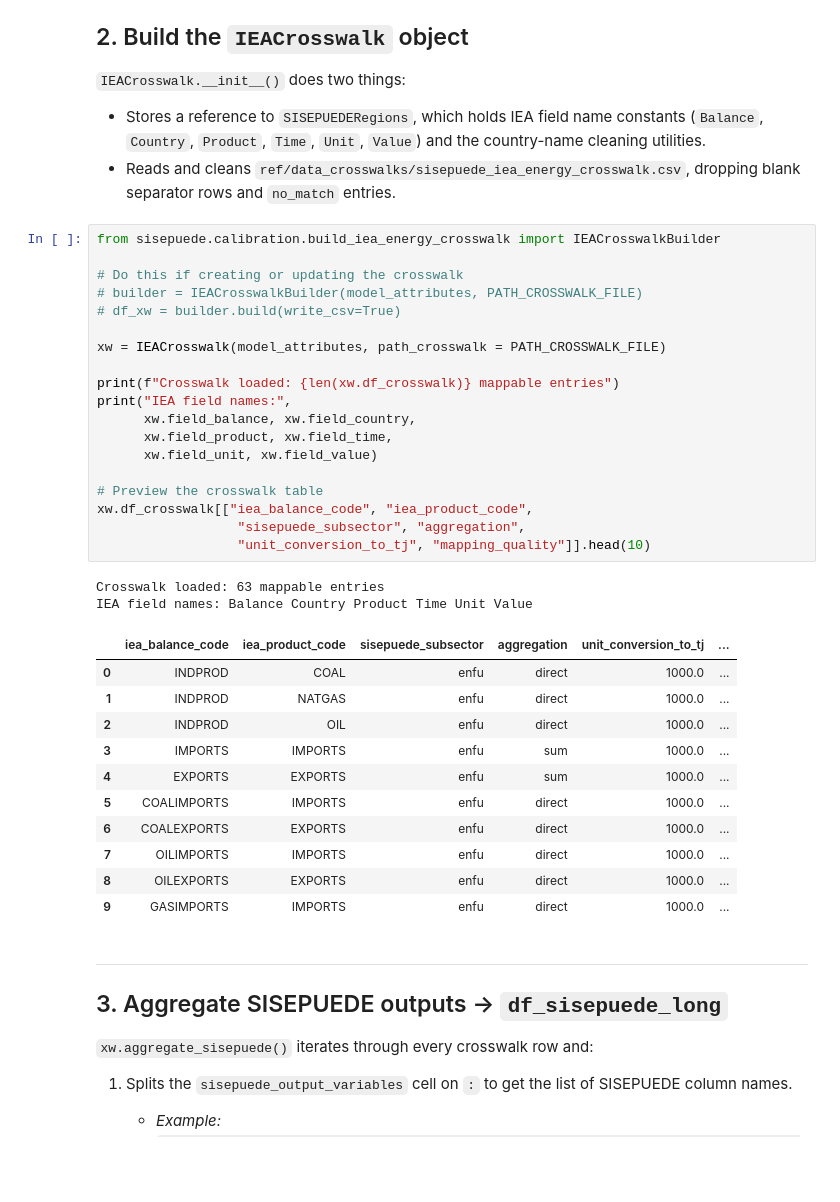
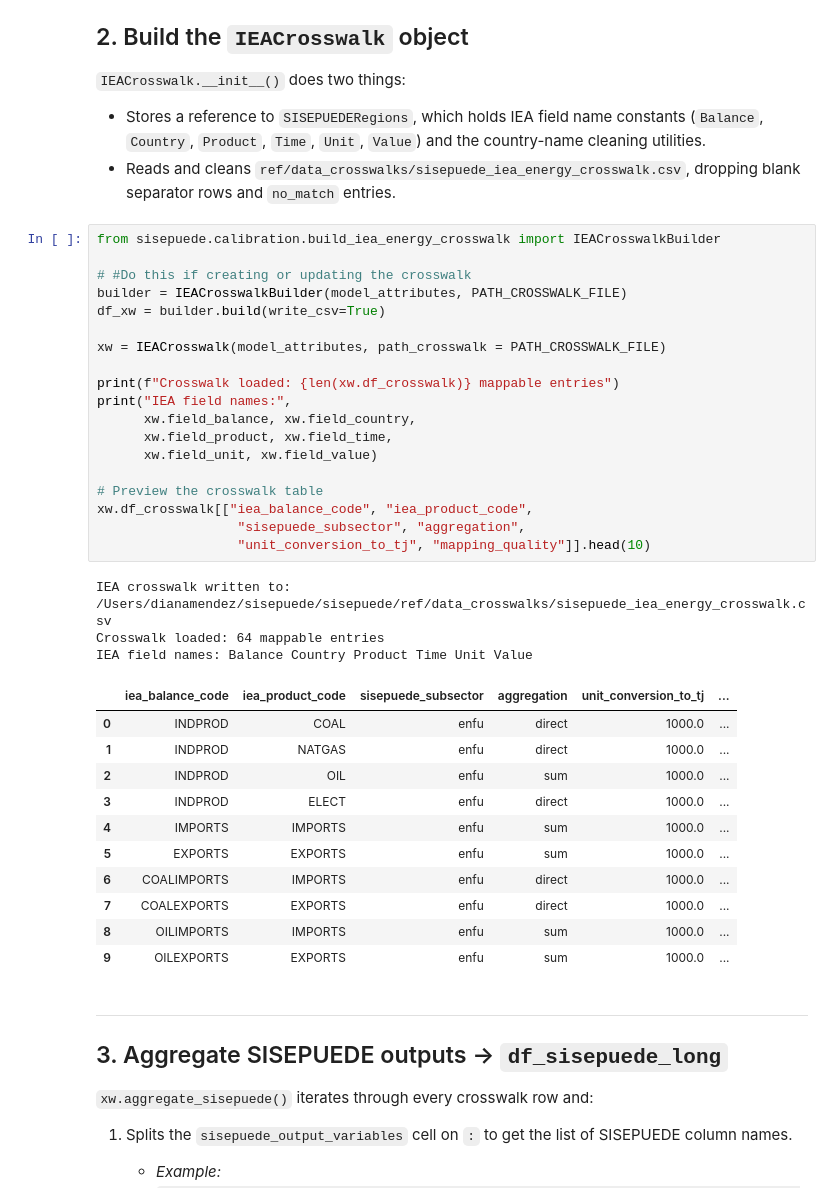
Before and after one commit to dpmendez/sisepuede, a Jupyter notebook: sisepuede/calibration/iea_energy_crosswalk_comparison.ipynb, the cells around one changed output. Drawn from its saved outputs; the diff is of its cells as text; blank space fills up the shorter version.

```diff
--- a/sisepuede/calibration/iea_energy_crosswalk_comparison.ipynb
+++ b/sisepuede/calibration/iea_energy_crosswalk_comparison.ipynb
@@ -123,36 +138,37 @@ Output dataframe shape: (36, 481)
 # %%
 from sisepuede.calibration.build_iea_energy_crosswalk import IEACrosswalkBuilder
 
-# Do this if creating or updating the crosswalk
-# builder = IEACrosswalkBuilder(model_attributes, PATH_CROSSWALK_FILE)
-# df_xw = builder.build(write_csv=True)
+# #Do this if creating or updating the crosswalk
+builder = IEACrosswalkBuilder(model_attributes, PATH_CROSSWALK_FILE)
+df_xw = builder.build(write_csv=True)
 
 xw = IEACrosswalk(model_attributes, path_crosswalk = PATH_CROSSWALK_FILE)
 
 print(f"Crosswalk loaded: {len(xw.df_crosswalk)} mappable entries")
 print("IEA field names:",
       xw.field_balance, xw.field_country,
       xw.field_product, xw.field_time,
       xw.field_unit, xw.field_value)
 
 # Preview the crosswalk table
 xw.df_crosswalk[["iea_balance_code", "iea_product_code",
                   "sisepuede_subsector", "aggregation",
                   "unit_conversion_to_tj", "mapping_quality"]].head(10)
 # %% [output]
-Crosswalk loaded: 63 mappable entries
+IEA crosswalk written to: /Users/dianamendez/sisepuede/sisepuede/ref/data_crosswalks/sisepuede_iea_energy_crosswalk.csv
+Crosswalk loaded: 64 mappable entries
 IEA field names: Balance Country Product Time Unit Value
 |  | iea_balance_code | iea_product_code | sisepuede_subsector | aggregation | unit_conversion_to_tj | ... |
 | 0 | INDPROD | COAL | enfu | direct | 1000.0 | ... |
 | 1 | INDPROD | NATGAS | enfu | direct | 1000.0 | ... |
-| 2 | INDPROD | OIL | enfu | direct | 1000.0 | ... |
-| 3 | IMPORTS | IMPORTS | enfu | sum | 1000.0 | ... |
-| 4 | EXPORTS | EXPORTS | enfu | sum | 1000.0 | ... |
-| 5 | COALIMPORTS | IMPORTS | enfu | direct | 1000.0 | ... |
-| 6 | COALEXPORTS | EXPORTS | enfu | direct | 1000.0 | ... |
-| 7 | OILIMPORTS | IMPORTS | enfu | direct | 1000.0 | ... |
-| 8 | OILEXPORTS | EXPORTS | enfu | direct | 1000.0 | ... |
-| 9 | GASIMPORTS | IMPORTS | enfu | direct | 1000.0 | ... |
+| 2 | INDPROD | OIL | enfu | sum | 1000.0 | ... |
+| 3 | INDPROD | ELECT | enfu | direct | 1000.0 | ... |
+| 4 | IMPORTS | IMPORTS | enfu | sum | 1000.0 | ... |
+| 5 | EXPORTS | EXPORTS | enfu | sum | 1000.0 | ... |
+| 6 | COALIMPORTS | IMPORTS | enfu | direct | 1000.0 | ... |
+| 7 | COALEXPORTS | EXPORTS | enfu | direct | 1000.0 | ... |
+| 8 | OILIMPORTS | IMPORTS | enfu | sum | 1000.0 | ... |
+| 9 | OILEXPORTS | EXPORTS | enfu | sum | 1000.0 | ... |
 # %% [markdown]
 ---
 ## 3. Aggregate SISEPUEDE outputs -> `df_sisepuede_long`
```
Also changed, not shown: parts of 12 cells of this notebook.
